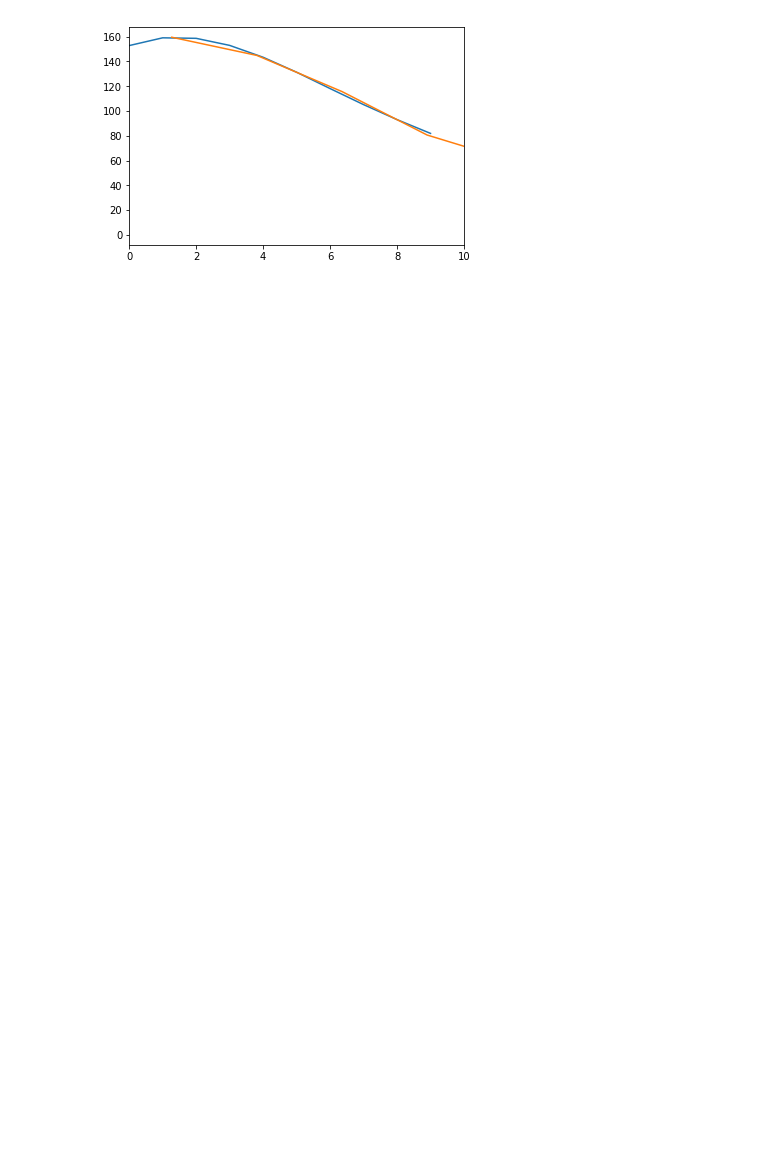
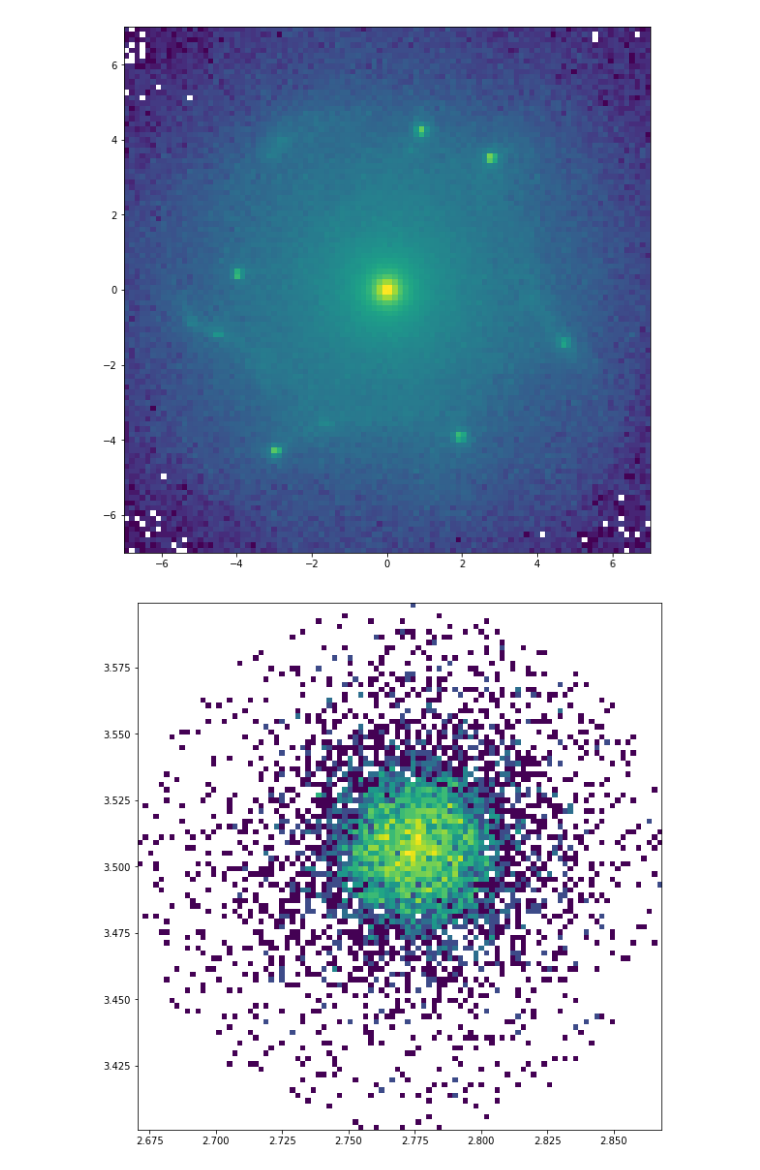
Before and after one commit to BethanyGarver/clumpy-star-formation, a Jupyter notebook: ClusterFinderPhotutils-checkpoint.ipynb, the cells around one changed output. Saved outputs shown, nothing was run; the diff lists cells and outputs as text; code cells hidden in the pictures; blank space fills up the shorter version.

```diff
--- a/ClusterFinderPhotutils-checkpoint.ipynb
+++ b/ClusterFinderPhotutils-checkpoint.ipynb
@@ -28,14 +28,16 @@ def FitsRead(time):
 txyz = Table.read('txyzform.fits',1)
 rho = np.sqrt(txyz['XFORM']**2+txyz['YFORM']**2)
 txyz.add_column(rho,name='RHO')
-start = 1.5
+start = 1.6
 dt = 0.001
 
 # Read snapshot file
-snapshot = FitsRead(15)
+snapshot = FitsRead(16)
 r = np.sqrt(snapshot['X']**2+snapshot['Y']**2)
 theta = np.arctan2(snapshot['Y'],snapshot['X'])
 vth = -snapshot['VX']*np.sin(theta)+snapshot['VY']*np.cos(theta)
+snapshot.add_column(r,name='R')
+snapshot.add_column(vth,name='VTH')
 
 # Interpolate vDisk as a function of rho
 bins = int(np.max(r)/2.5)
@@ -47,39 +49,58 @@ w = np.isnan(medians)
 medians[w] = 0
 vDisk = UnivariateSpline(edges,medians,~w)
 
-#Plot vDisk and medians
-x = np.arange(0,10)
-plt.plot(x,vDisk(x))
-plt.plot(edges,medians)
-plt.xlim(0,10)
+#Snapshot density plot
+plt.figure(figsize=(10,10))
+imS, xedgesS, yedgesS  = np.histogram2d (-snapshot['Y'],snapshot['X'],(100,100),range=[[-7,7],[-7,7]])
+extentS = [yedgesS[0], yedgesS[-1], -xedgesS[-1], -xedgesS[0]]
+plt.imshow(np.log(imS),extent=extentS)
+
+#Plot a clump
+inclump = ((snapshot['X']-2.77)**2+(snapshot['Y']-3.5)**2<0.01)
+clump = snapshot[inclump]
+plt.figure(figsize=(10,10))
+imC, xedgesC, yedgesC  = np.histogram2d (-clump['Y'],clump['X'],(100,100))
+extentC = [yedgesC[0], yedgesC[-1], -xedgesC[-1], -xedgesC[0]]
+plt.imshow(np.log(imC),extent=extentC)
+
+#Plot vDisk and density plot
+plt.figure(figsize=(10,10))
+imVth, xedgesVth, yedgesVth  = np.histogram2d (-vth,r,(100,100),range=[[-400,50],[0,20]])
+extentVth = [yedgesVth[0], yedgesVth[-1], -xedgesVth[-1], -xedgesVth[0]]
+plt.imshow(np.log(imVth),extent=extentVth)
+x = np.arange(0,20)
+plt.plot(x,vDisk(x),color='r')
+plt.scatter(clump['R'],clump['VTH'])
+plt.axes().set_aspect(20/450, 'datalim')
 
 #Find stars that formed in time interval
 end = start+20*dt
 tRange = (txyz['TFORM']>start,txyz['TFORM']<end)
 inRange = np.array(np.zeros(len(tRange[0])),dtype=bool)
 for i in range(0,len(inRange)):
     if tRange[0][i] and tRange[1][i]:
         inRange[i] = True
 newStars = txyz[inRange]
 
 # Move stars back in time to beginning of interval
 vcirc = vDisk(newStars['RHO'])
 dtime = newStars['TFORM']-start
 lindist = vcirc*dtime
 nrot = lindist/(2*np.pi*newStars['RHO'])
 nrotints = []
 for i in nrot:
     nrotints.append(int(i))
 nrotints = np.array(nrotints)
 rotangle = nrot-nrotints
 rotanglerad = 2*np.pi*rotangle
 xrot = newStars['XFORM']*np.cos(-rotanglerad)-newStars['YFORM']*np.sin(-rotanglerad)
 yrot = newStars['XFORM']*np.sin(-rotanglerad)+newStars['YFORM']*np.cos(-rotanglerad)
 im, xedges, yedges  = np.histogram2d (-yrot,xrot,(100,100))
 #extent = [xedges[0], xedges[-1], yedges[0], yedges[-1]]
 #fig = plt.figure(figsize=(10,10))
 #plt.imshow(np.log(im),extent=extent)
 #plt.title("{0} million years".format(int(start*1000)))
 #start = round(start+dt,3)
 # %% [output]
-[figure, old version]
+[figure, new version]
+[figure, added]
```
Also changed, not shown: parts of 4 cells of this notebook.
